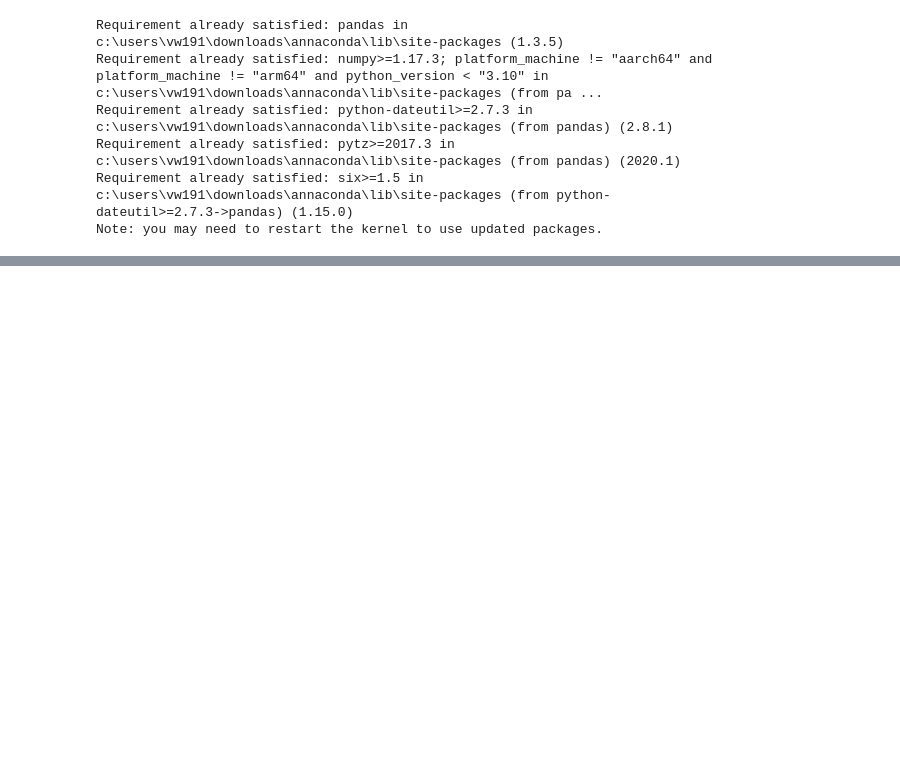
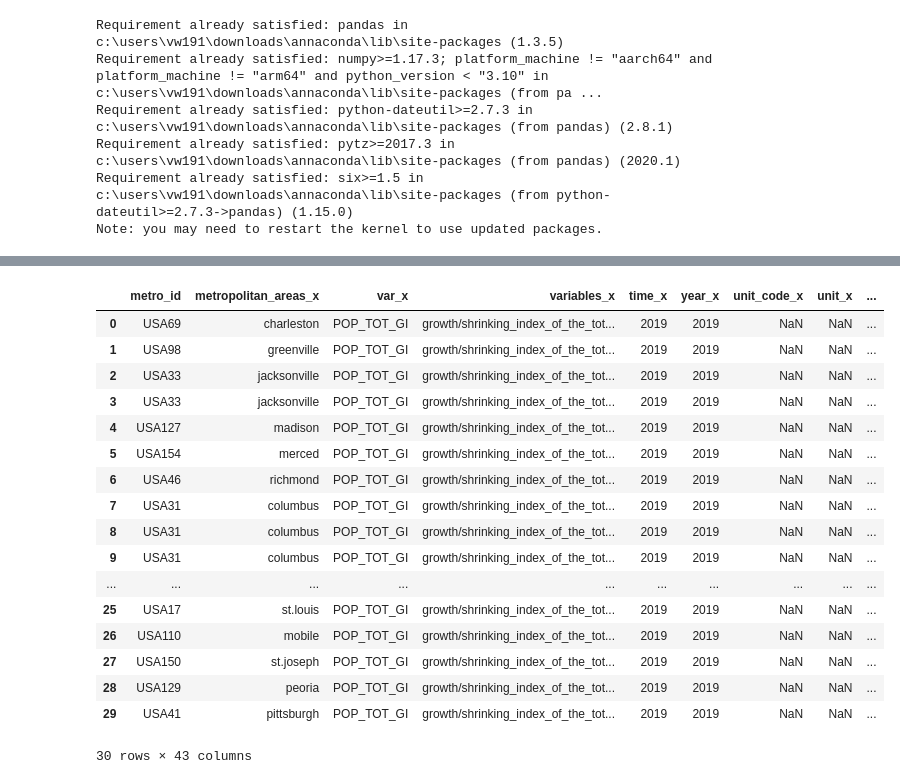
Before and after one commit to 107SBakst/107SBakst.github.io, a Jupyter notebook: Python/project_oecd4.ipynb, the cells around one changed output, grey strips where cells are left out. Cells and saved outputs as stored; diff of their text form; code cells hidden in the pictures; blank space fills up the shorter version.

```diff
--- a/Python/project_oecd4.ipynb
+++ b/Python/project_oecd4.ipynb
@@ -76,0 +101,9 @@ See the caveats in the documentation: https://pandas.pydata.org/pandas-docs/stab
+# %%
+dfeduc = pd.read_excel(r'C:\Users\vw191\OneDrive - University of Bristol\Course\3rd year\Data Science\Project\Datastore\US_educationa_attainment_metro.xlsx')
+dfeduc.columns = dfeduc.columns.str.lower()
+dfeduc.columns = dfeduc.columns.str.replace(' ','_')
+dfeduc[['name','state_abbrv']] = dfeduc['name'].str.split(',',1,expand=True)
+dfeduc.name = dfeduc.name.str.replace('-','')
+dfeduc.name = dfeduc.name.str.replace(' ','')
+dfeduc.name = dfeduc.name.str.lower()
+dfeduc.name.sort_values(ascending=True).unique()
@@ -76,0 +128,22 @@ See the caveats in the documentation: https://pandas.pydata.org/pandas-docs/stab
+# %%
+mmdf = pd.merge(mdf,dfeduc,left_on='metropolitan_areas_x',right_on='name')
+mmdf
+# %% [output]
+|  | metro_id | metropolitan_areas_x | var_x | variables_x | time_x | year_x | unit_code_x | unit_x | ... |
+| 0 | USA69 | charleston | POP_TOT_GI | growth/shrinking_index_of_the_tot... | 2019 | 2019 | NaN | NaN | ... |
+| 1 | USA98 | greenville | POP_TOT_GI | growth/shrinking_index_of_the_tot... | 2019 | 2019 | NaN | NaN | ... |
+| 2 | USA33 | jacksonville | POP_TOT_GI | growth/shrinking_index_of_the_tot... | 2019 | 2019 | NaN | NaN | ... |
+| 3 | USA33 | jacksonville | POP_TOT_GI | growth/shrinking_index_of_the_tot... | 2019 | 2019 | NaN | NaN | ... |
+| 4 | USA127 | madison | POP_TOT_GI | growth/shrinking_index_of_the_tot... | 2019 | 2019 | NaN | NaN | ... |
+| 5 | USA154 | merced | POP_TOT_GI | growth/shrinking_index_of_the_tot... | 2019 | 2019 | NaN | NaN | ... |
+| 6 | USA46 | richmond | POP_TOT_GI | growth/shrinking_index_of_the_tot... | 2019 | 2019 | NaN | NaN | ... |
+| 7 | USA31 | columbus | POP_TOT_GI | growth/shrinking_index_of_the_tot... | 2019 | 2019 | NaN | NaN | ... |
+| 8 | USA31 | columbus | POP_TOT_GI | growth/shrinking_index_of_the_tot... | 2019 | 2019 | NaN | NaN | ... |
+| 9 | USA31 | columbus | POP_TOT_GI | growth/shrinking_index_of_the_tot... | 2019 | 2019 | NaN | NaN | ... |
+| ... | ... | ... | ... | ... | ... | ... | ... | ... | ... |
+| 25 | USA17 | st.louis | POP_TOT_GI | growth/shrinking_index_of_the_tot... | 2019 | 2019 | NaN | NaN | ... |
+| 26 | USA110 | mobile | POP_TOT_GI | growth/shrinking_index_of_the_tot... | 2019 | 2019 | NaN | NaN | ... |
+| 27 | USA150 | st.joseph | POP_TOT_GI | growth/shrinking_index_of_the_tot... | 2019 | 2019 | NaN | NaN | ... |
+| 28 | USA129 | peoria | POP_TOT_GI | growth/shrinking_index_of_the_tot... | 2019 | 2019 | NaN | NaN | ... |
+| 29 | USA41 | pittsburgh | POP_TOT_GI | growth/shrinking_index_of_the_tot... | 2019 | 2019 | NaN | NaN | ... |
+30 rows × 43 columns
```
Also changed, not shown: parts of 6 cells of this notebook.
